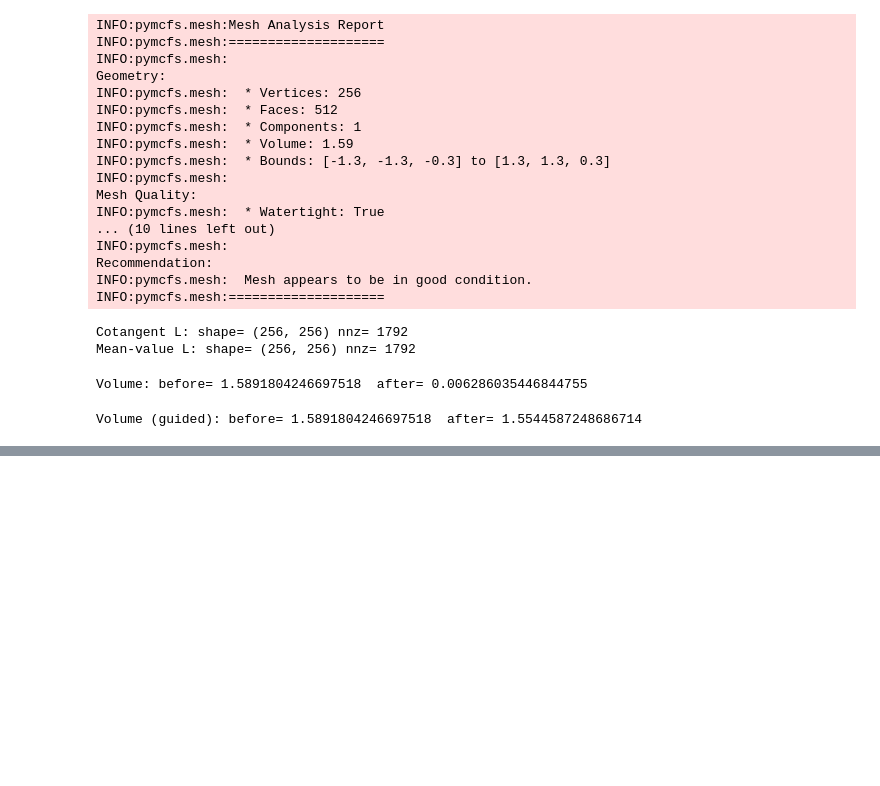
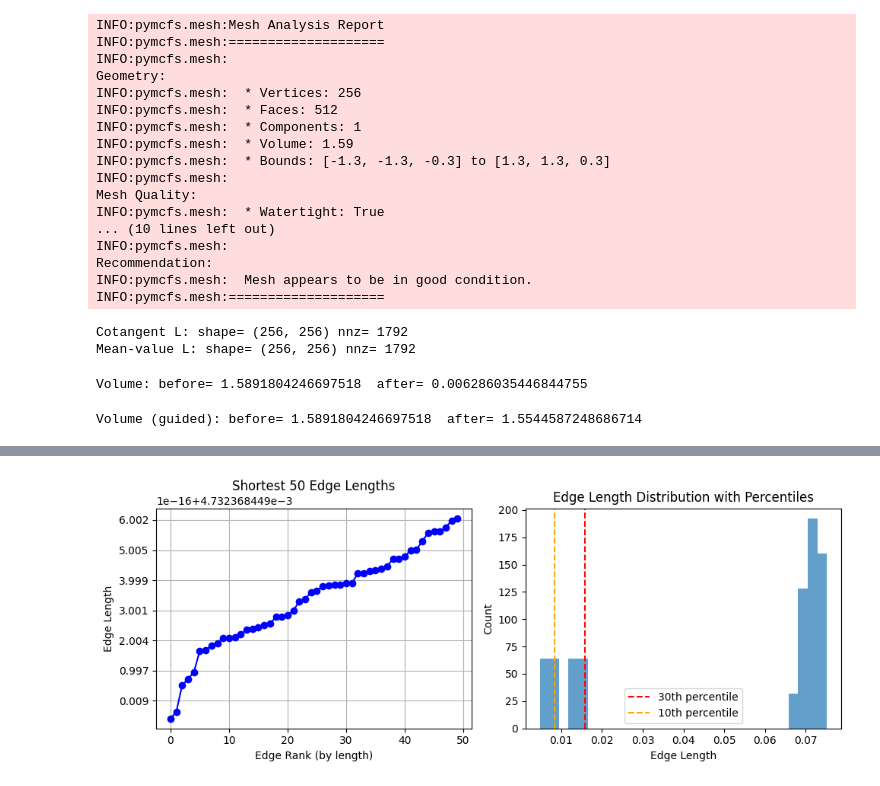
Before and after one commit to jmrfox/pymcfs, a Jupyter notebook: notebooks/demo.ipynb, the cells around one changed output, grey strips where cells are left out. Saved outputs shown, nothing was run; the diff lists cells and outputs as text; code cells hidden in the pictures; blank space fills up the shorter version.

```diff
--- a/notebooks/demo.ipynb
+++ b/notebooks/demo.ipynb
@@ -184,0 +349,77 @@ Curve skeleton from thinned mesh: (3266, 3) (3392, 2)
+# %%
+# DEBUG: Manual edge collapse analysis
+print("=== Manual Edge Collapse Analysis ===")
+
+# Get contracted mesh
+mcf_manual = mean_curvature_flow(
+    mesh,
+    dt=2e-2,
+    iterations=50,
+    laplacian_type="cotangent",
+    laplacian_secure=True,
+)
+V_contracted = mcf_manual.vertices
+mesh_contracted = tm.Trimesh(vertices=V_contracted, faces=mesh.faces, process=False)
+
+# Build mesh-edge graph manually
+edges = mesh_contracted.edges_unique
+edge_lengths = np.linalg.norm(V_contracted[edges[:, 0]] - V_contracted[edges[:, 1]], axis=1)
+
+# Sort edges by length
+sorted_indices = np.argsort(edge_lengths)
+sorted_edges = edges[sorted_indices]
+sorted_lengths = edge_lengths[sorted_indices]
+
+print(f"Total edges: {len(edges)}")
+print(f"Shortest 10 edges:")
+for i in range(min(10, len(sorted_edges))):
+    e = sorted_edges[i]
+    length = sorted_lengths[i]
+    print(f"  {i+1}: edge {e}, length = {length:.6f}")
+
+# Analyze vertex degrees
+vertex_degrees = np.zeros(V_contracted.shape[0], dtype=int)
+for edge in edges:
+    vertex_degrees[edge[0]] += 1
+    vertex_degrees[edge[1]] += 1
+
+print(f"\nVertex degree distribution:")
+unique_degrees, counts = np.unique(vertex_degrees, return_counts=True)
+for deg, count in zip(unique_degrees, counts):
+    print(f"  Degree {deg}: {count} vertices")
+
+# Test manual collapse with different thresholds
+thresholds = [0.01, 0.02, 0.05, 0.1, 0.2]
+for thresh in thresholds:
+    collapsible_edges = []
+    for i, (edge, length) in enumerate(zip(sorted_edges, sorted_lengths)):
+        if length > thresh:
+            break
+        # Check if either endpoint has high degree (>= 3)
+        if vertex_degrees[edge[0]] >= 3 or vertex_degrees[edge[1]] >= 3:
+            continue
+        collapsible_edges.append(i)
+
+    print(f"Threshold {thresh:.3f}: {len(collapsible_edges)} edges can collapse (out of {len(edges)} total)")
+
+# Visualize shortest edges
+fig = plt.figure(figsize=(10, 4))
+ax1 = fig.add_subplot(1, 2, 1)
+ax1.plot(sorted_lengths[:50], 'bo-')
+ax1.set_xlabel('Edge Rank (by length)')
+ax1.set_ylabel('Edge Length')
+ax1.set_title('Shortest 50 Edge Lengths')
+ax1.grid(True)
+
+ax2 = fig.add_subplot(1, 2, 2)
+ax2.hist(edge_lengths, bins=30, alpha=0.7)
+ax2.axvline(x=np.percentile(edge_lengths, 30), color='red', linestyle='--', label='30th percentile')
+ax2.axvline(x=np.percentile(edge_lengths, 10), color='orange', linestyle='--', label='10th percentile')
+ax2.set_xlabel('Edge Length')
+ax2.set_ylabel('Count')
+ax2.set_title('Edge Length Distribution with Percentiles')
+ax2.legend()
+
+plt.tight_layout()
+plt.show()
+# %% [output]
@@ -184,0 +443 @@ Curve skeleton from thinned mesh: (3266, 3) (3392, 2)
+[figure, added]
```
Also changed, not shown: parts of 9 cells of this notebook.
